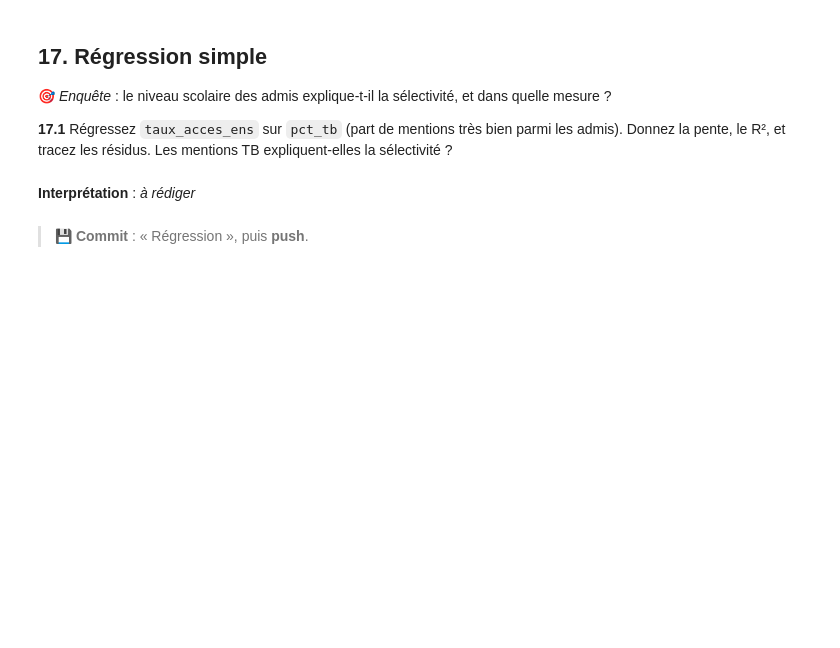
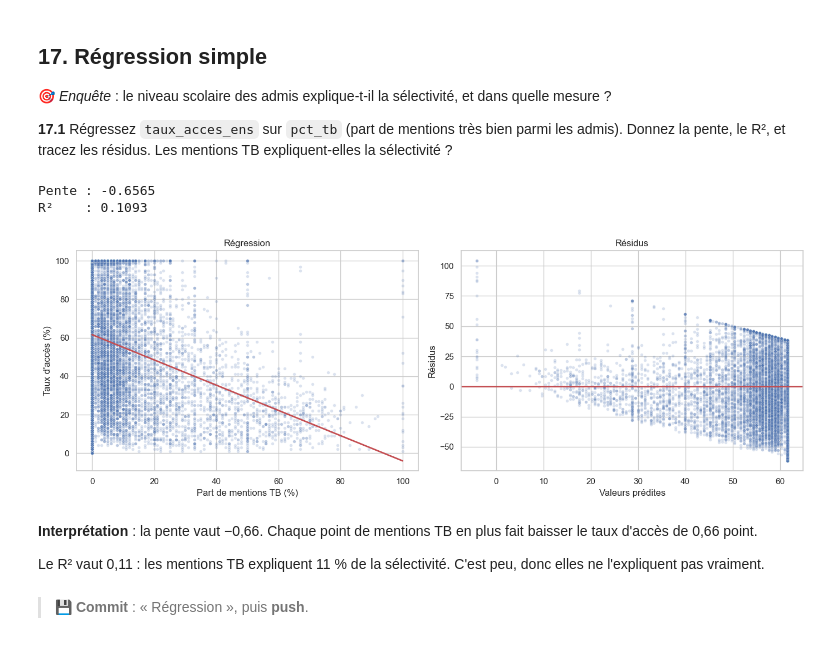
Before and after one commit to Atabbi/Analyse-Univari-, a Jupyter notebook: TP_Parcoursup.ipynb, the cells around one changed output. Saved outputs shown, nothing was run; the diff lists cells and outputs as text; code cells hidden in the pictures; blank space fills up the shorter version.

```diff
--- a/TP_Parcoursup.ipynb
+++ b/TP_Parcoursup.ipynb
@@ -997,8 +1008,37 @@ Sur 500 visiteurs, le hasard seul produit des écarts de cet ordre : la mesure e
 🎯 *Enquête* : le niveau scolaire des admis explique-t-il la sélectivité, et dans quelle mesure ?
 
 **17.1** Régressez `taux_acces_ens` sur `pct_tb` (part de mentions très bien parmi les admis). Donnez la pente, le R², et tracez les résidus. Les mentions TB expliquent-elles la sélectivité ?
+# %%
+d = df[['pct_tb', 'taux_acces_ens']].dropna()
+x, y = d['pct_tb'], d['taux_acces_ens']
+
+reg = stats.linregress(x, y)
+residus = y - (reg.slope * x + reg.intercept)
+
+print(f"Pente : {reg.slope:.4f}")
+print(f"R²    : {reg.rvalue ** 2:.4f}")
+
+fig, axes = plt.subplots(1, 2, figsize=(14, 5))
+
+sns.scatterplot(x=x, y=y, alpha=0.2, s=15, color='#4C72B0', ax=axes[0])
+axes[0].plot(np.sort(x), reg.slope * np.sort(x) + reg.intercept, color='#C44E52', lw=2)
+axes[0].set(xlabel="Part de mentions TB (%)", ylabel="Taux d'accès (%)", title="Régression")
+
+sns.scatterplot(x=reg.slope * x + reg.intercept, y=residus,
+                alpha=0.2, s=15, color='#4C72B0', ax=axes[1])
+axes[1].axhline(0, color='#C44E52', lw=2)
+axes[1].set(xlabel="Valeurs prédites", ylabel="Résidus", title="Résidus")
+
+plt.tight_layout()
+plt.show()
+# %% [output]
+Pente : -0.6565
+R²    : 0.1093
+[figure, added]
 # %% [markdown]
-**Interprétation** : _à rédiger_
+**Interprétation** : la pente vaut −0,66. Chaque point de mentions TB en plus fait baisser le taux d'accès de 0,66 point.
+
+Le R² vaut 0,11 : les mentions TB expliquent 11 % de la sélectivité. C'est peu, donc elles ne l'expliquent pas vraiment.
 # %% [markdown]
 > 💾 **Commit** : « Régression », puis **push**.
 # %% [markdown]
```
Also changed, not shown: parts of 7 cells of this notebook.
